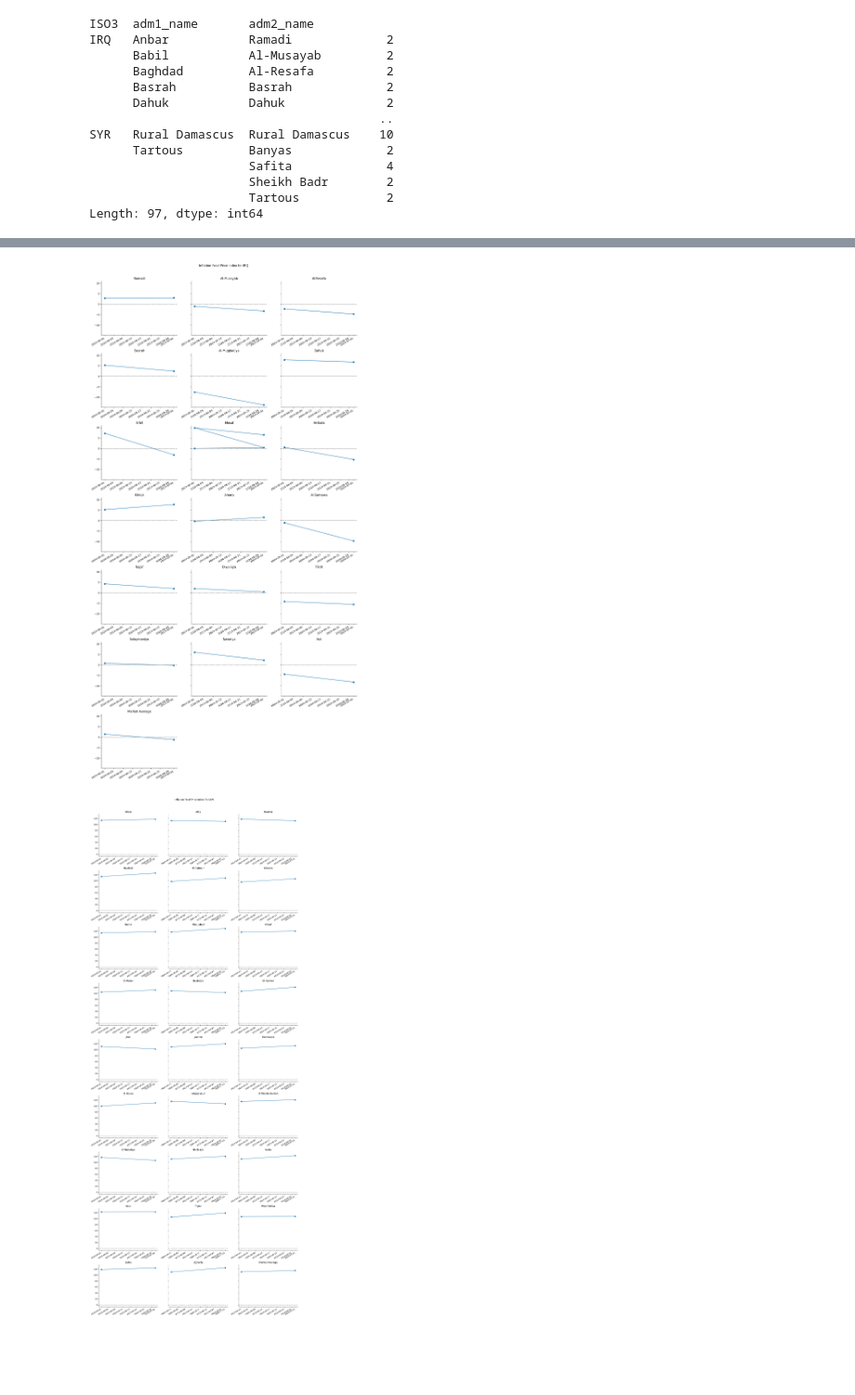
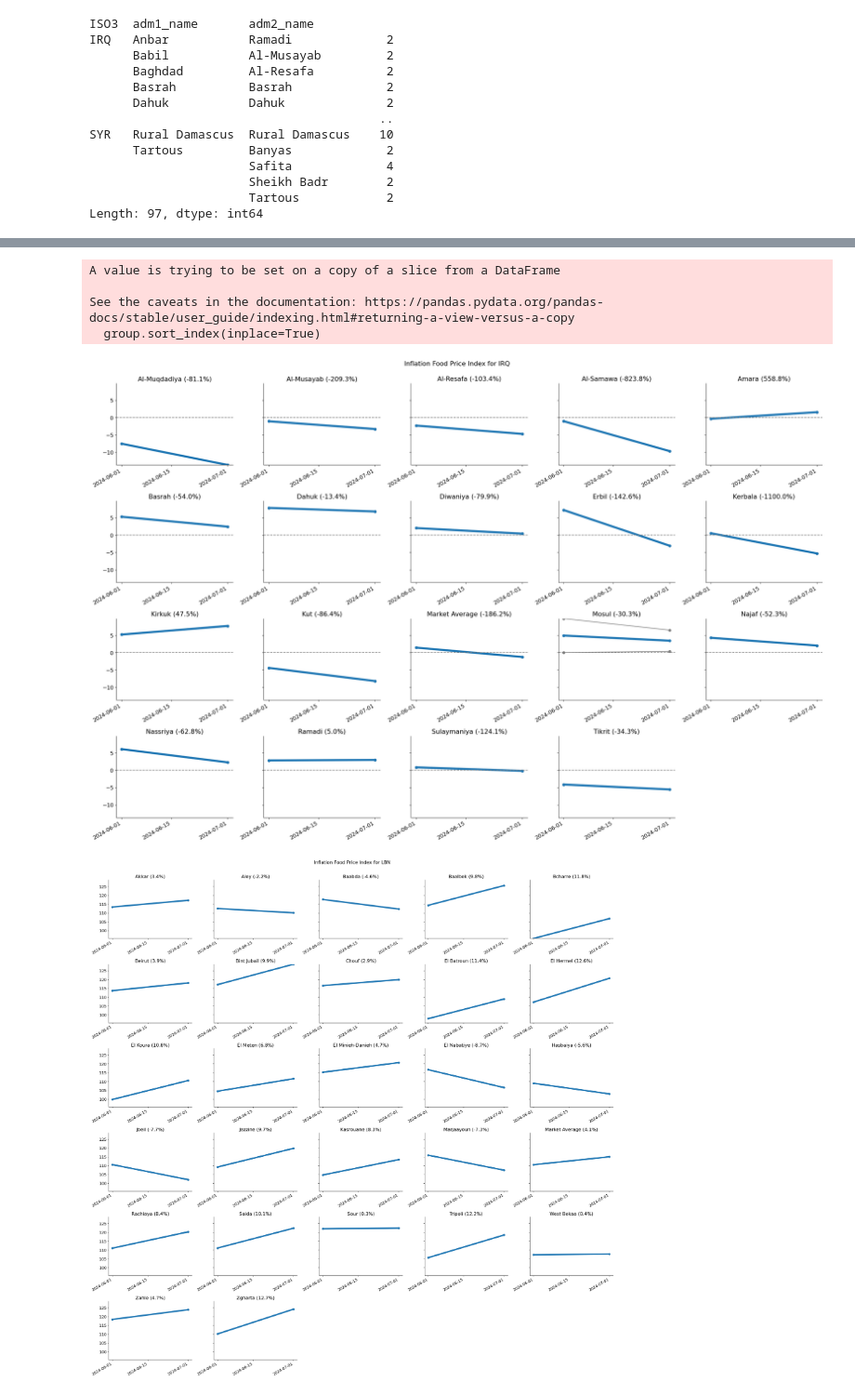
Before and after one commit to alexrutherford/dime_take_home, a Jupyter notebook: notebooks/03_validation.ipynb, the cells around one changed output, grey strips where cells are left out. Shown at 93% size. Saved outputs shown, nothing was run; the diff lists cells and outputs as text; code cells hidden in the pictures; blank space fills up the shorter version.

```diff
--- a/notebooks/03_validation.ipynb
+++ b/notebooks/03_validation.ipynb
@@ -6,3 +6,6 @@ import pandas as pd
 import pickle
 import re
 from dime_take_home.utils import get_locations_from_text
+
+import matplotlib.pyplot as plt
+plt.rcParams.update({'font.size': 13})
@@ -244,37 +259,73 @@ ylim_dict = {iso: [group['inflation_food_price_index'].min(), group['inflation_f
 # %%
-import matplotlib.pyplot as plt
-
 for iso in df['ISO3'].unique():
     admin1_list = df[df['ISO3'] == iso]['adm2_name'].unique()
+    admin1_list.sort()
     n = len(admin1_list)
-    ncols = 3  # adjust as needed
+    ncols = 5
     nrows = (n + ncols - 1) // ncols
+
+    ylim = ylim_dict[iso]
 
     fig, axes = plt.subplots(nrows=nrows, ncols=ncols, figsize=(5*ncols, 4*nrows), sharey=True)
     axes = axes.flatten()
 
     for ax, admin1 in zip(axes, admin1_list):
         group = df[(df['ISO3'] == iso) & (df['adm2_name'] == admin1)]
-        group.plot(
-            y='inflation_food_price_index',
-            ax=ax,
-            style='o-',
-            title=f"{iso} - {admin1}",
-            legend=False
-        )
+
+        group.sort_index(inplace=True)
+
+        if True:
+            # Plot points for each market
+            mkt_groups = group.groupby('mkt_name')
+            mkt_groups.plot(
+                y='inflation_food_price_index',
+
+                ax=ax,
+                style='o-',
+                title=f"{iso} - {admin1}",
+                legend=False,
+                color = 'grey',
+                ylim = ylim
+            )
+        if True:
+            # Plot mean over all markets in admin 2
+            group = group[['mkt_name','inflation_food_price_index']]
+            group = group.groupby('DATES')['inflation_food_price_index'].mean()
+            group.plot(
+                y='inflation_food_price_index',
+
+                ax=ax,
+                style='o-',
+                linewidth = 5,
+                title=f"{iso} - {admin1}",
+                legend=False,
+                ylim = ylim
+            )
+
+        group.sort_index(inplace=True)
+
+        pct_change = (group.diff() / group.abs().shift()).values[1]*100
+
         ax.spines['top'].set_visible(False)
         ax.spines['right'].set_visible(False)
-        ax.axhline(0, linestyle='--', color='grey')
+        if ylim[0] < 0.0 and ylim[1] > 0.0:
+            ax.axhline(0, linestyle='--', color='grey')
         ax.set_xlabel('')
-        ax.set_title(admin1)
+        ax.set_title('{:s} ({:.1f}%)'.format(admin1,pct_change))
+        ax.set_xticks([pd.to_datetime('2024-06-01'), pd.to_datetime('2024-06-15'), pd.to_datetime('2024-07-01')])
 
     # Hide unused axes
     for ax in axes[len(admin1_list):]:
         ax.set_visible(False)
 
     plt.tight_layout()
     plt.suptitle(f"Inflation Food Price Index for {iso}", y=1.02)
+    plt.savefig('../reports/figures/wb_food_inflation_{:s}_adm2_multiplot.png'.format(iso))
     plt.show()
 # %% [output]
+A value is trying to be set on a copy of a slice from a DataFrame
+
+See the caveats in the documentation: https://pandas.pydata.org/pandas-docs/stable/user_guide/indexing.html#returning-a-view-versus-a-copy
+  group.sort_index(inplace=True)
-[figure, old version]
+[figure, new version]
-[figure, old version]
+[figure, new version]
```
Also changed, not shown: parts of 10 cells of this notebook, 3 other files.
